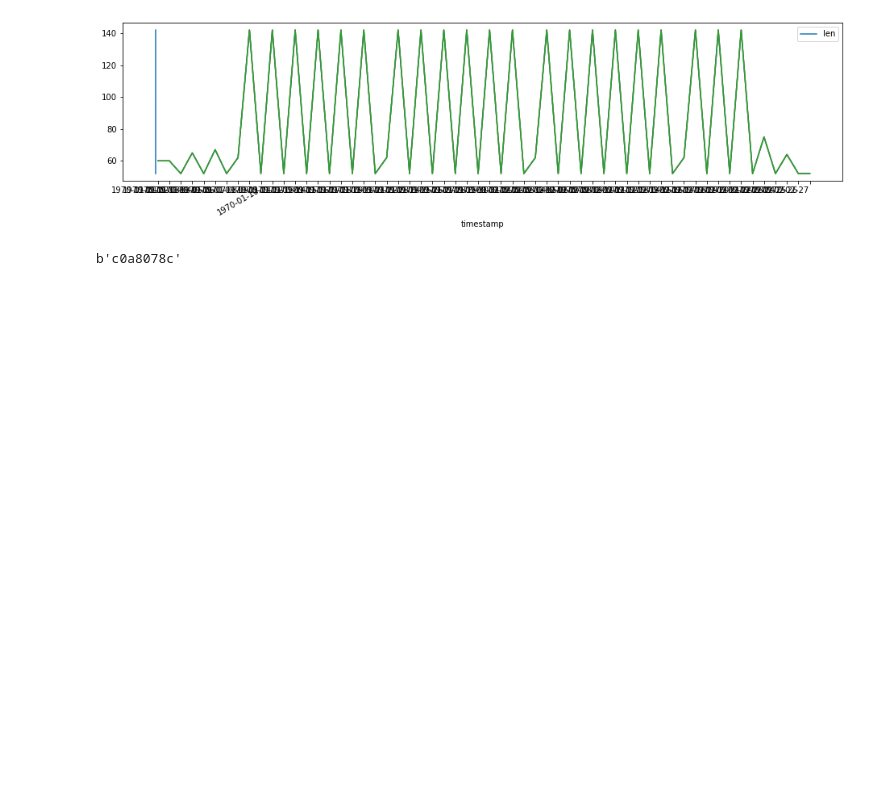
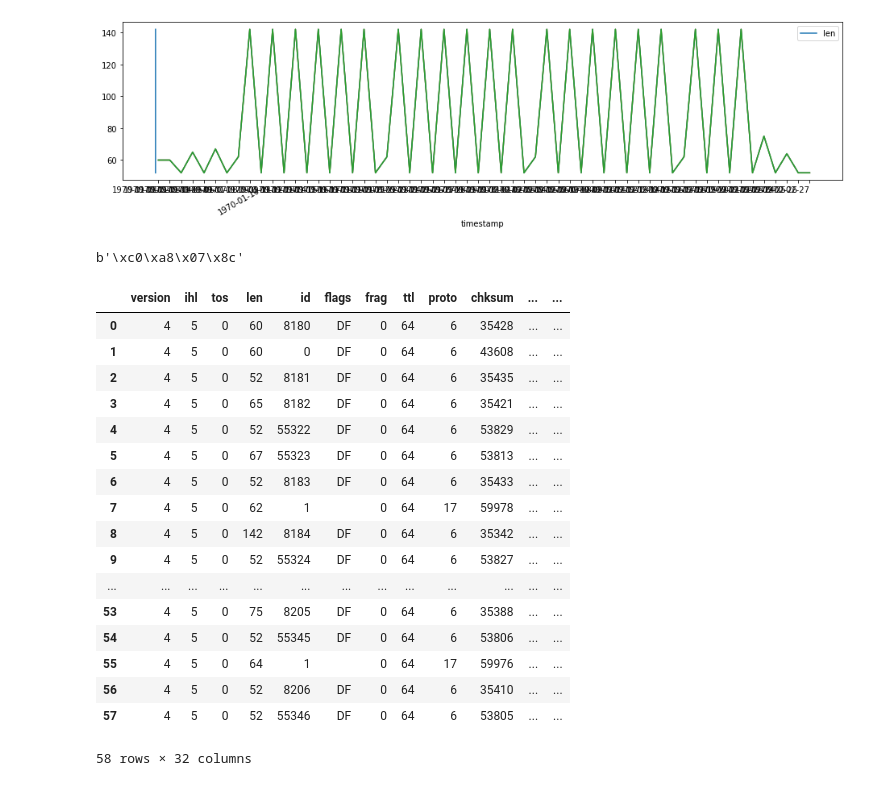
Before and after one commit to fulmetalpackets/protohacking, a Jupyter notebook: packet_analysis/packet_analysis.ipynb, the cells around one changed output. Saved outputs shown, nothing was run; the diff lists cells and outputs as text; code cells hidden in the pictures; blank space fills up the shorter version.

Commit message:
added searchIp function to df

```diff
--- a/packet_analysis/packet_analysis.ipynb
+++ b/packet_analysis/packet_analysis.ipynb
@@ -201,8 +200,50 @@ plt.show()
 def return_list_of_bytes(x,n):
     return [x[index : index + n] for index in range(0, len(x), n)]
 
-df['payload_array'] = df['payload_hex'].apply(lambda x: return_list_of_bytes(x,8))
+df['payload_array_raw'] = df['payload_raw'].apply(lambda x: return_list_of_bytes(x,4))
 
-df['payload_array'].iloc[10][0]
+df['payload_array_raw'].iloc[10][0]
 # %% [output]
-b'c0a8078c'
+b'\xc0\xa8\x07\x8c'
+# %%
+# Search IP in payload - visualization
+import socket
+
+matchIps = []
+packetIps = []
+
+    # Convert an IP string to long
+def long2ip(ip):
+    return socket.inet_ntoa(ip)
+
+#take a list of bytes strings
+def searchPayload(payload):
+    payloadIps = []
+    for p in payload:
+        if len(p) % 4  == 0 and p != b'':
+            ip = long2ip(p)
+            payloadIps.append(ip)
+    return payloadIps
+
+df['payload_ips'] = df['payload_array_raw'].apply(lambda x: searchPayload(x))
+# %%
+df
+# %% [output]
+|  | version | ihl | tos | len | id | flags | frag | ttl | proto | chksum | ... | ... |
+| 0 | 4 | 5 | 0 | 60 | 8180 | DF | 0 | 64 | 6 | 35428 | ... | ... |
+| 1 | 4 | 5 | 0 | 60 | 0 | DF | 0 | 64 | 6 | 43608 | ... | ... |
+| 2 | 4 | 5 | 0 | 52 | 8181 | DF | 0 | 64 | 6 | 35435 | ... | ... |
+| 3 | 4 | 5 | 0 | 65 | 8182 | DF | 0 | 64 | 6 | 35421 | ... | ... |
+| 4 | 4 | 5 | 0 | 52 | 55322 | DF | 0 | 64 | 6 | 53829 | ... | ... |
+| 5 | 4 | 5 | 0 | 67 | 55323 | DF | 0 | 64 | 6 | 53813 | ... | ... |
+| 6 | 4 | 5 | 0 | 52 | 8183 | DF | 0 | 64 | 6 | 35433 | ... | ... |
+| 7 | 4 | 5 | 0 | 62 | 1 |  | 0 | 64 | 17 | 59978 | ... | ... |
+| 8 | 4 | 5 | 0 | 142 | 8184 | DF | 0 | 64 | 6 | 35342 | ... | ... |
+| 9 | 4 | 5 | 0 | 52 | 55324 | DF | 0 | 64 | 6 | 53827 | ... | ... |
+| ... | ... | ... | ... | ... | ... | ... | ... | ... | ... | ... | ... | ... |
+| 53 | 4 | 5 | 0 | 75 | 8205 | DF | 0 | 64 | 6 | 35388 | ... | ... |
+| 54 | 4 | 5 | 0 | 52 | 55345 | DF | 0 | 64 | 6 | 53806 | ... | ... |
+| 55 | 4 | 5 | 0 | 64 | 1 |  | 0 | 64 | 17 | 59976 | ... | ... |
+| 56 | 4 | 5 | 0 | 52 | 8206 | DF | 0 | 64 | 6 | 35410 | ... | ... |
+| 57 | 4 | 5 | 0 | 52 | 55346 | DF | 0 | 64 | 6 | 53805 | ... | ... |
+58 rows × 32 columns
```
Also changed, not shown: parts of 4 cells of this notebook.
